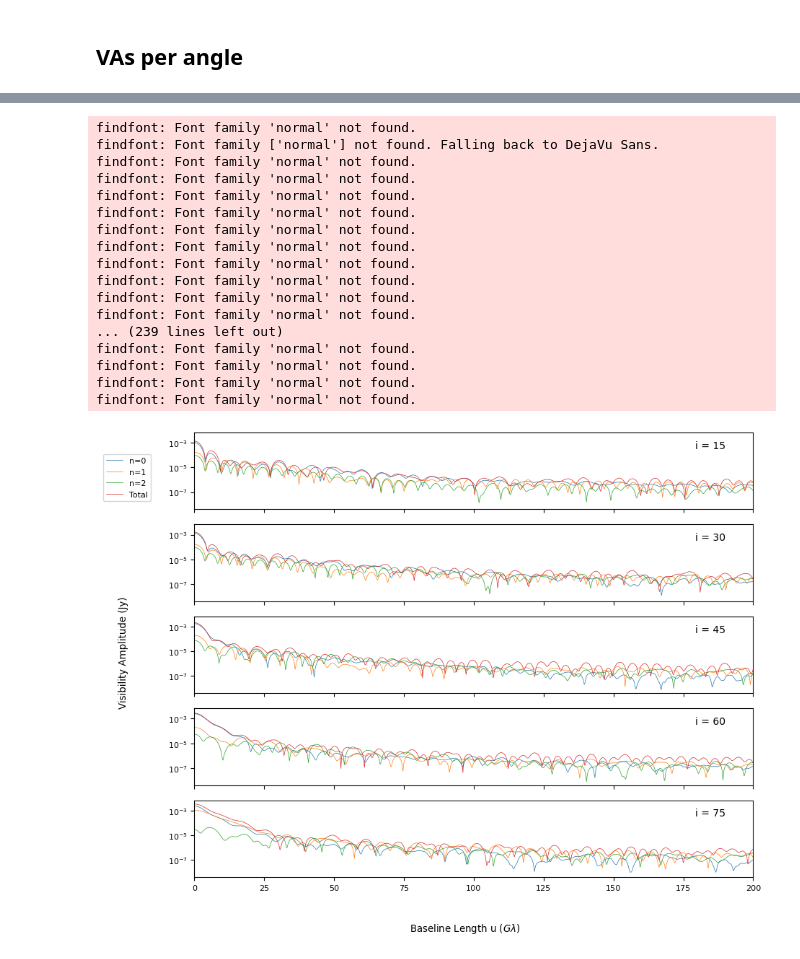
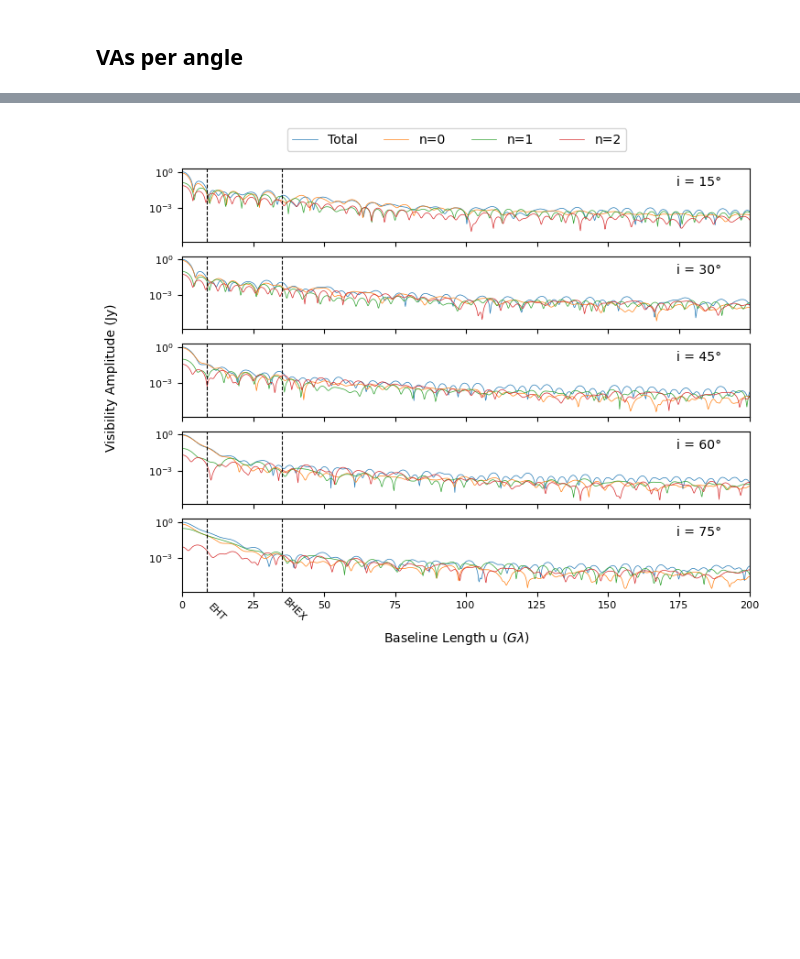
Before and after one commit to hina18201716/KNS_PR, a Jupyter notebook: testpy.ipynb, the cells around one changed output, grey strips where cells are left out. Saved outputs shown, nothing was run; the diff lists cells and outputs as text; code cells hidden in the pictures; blank space fills up the shorter version.

```diff
--- a/testpy.ipynb
+++ b/testpy.ipynb
@@ -12,12 +12,13 @@ import matplotlib
 from matplotlib import pyplot as plt
 import matplotlib.patches as mpatches
 # matplotlib.use('Agg')
+import matplotlib.pyplot as plt
+plt.rcParams['font.family'] = 'sans-serif'
 
-font = {'family' : 'normal',
+font = {'family' : 'sans-serif',
         'size'   : 8}
 
 matplotlib.rc('font', **font)
-
 
 from scipy.interpolate import RegularGridInterpolator
 from scipy.signal      import argrelextrema
@@ -90,0 +93,12 @@ KeyboardInterrupt:
+# %%
+plt.figure(figsize=(30,30),facecolor='w')
+fig, ax = plt.subplots(1,1,figsize=(5,4), sharex=True, sharey=True)
+figure = loadfigure(image_array, np.min(image_array), np.max(image_array), fig, ax, 20, 1, label="Stokes", cmap="afmhot")
+ax.set_xlabel(r"x [mas]")
+ax.set_ylabel(r"y [mas]")
+ax.set_xlim(-3, 1)
+ax.set_ylim(-4, 4)
+
+fig.colorbar(figure, ax=ax)
+fig.savefig(f"output/plot/HPRi60_zoom.jpg", dpi=1000)
+# fig.savefig(f"HPR.pdf")
@@ -261,7 +254,9 @@ findfont: Font family 'normal' not found.
 # %% [markdown]
 ## VAs per angle
+# %%
+ns = [100,0, 1,2]
 # %%
-fig, axes = plt.subplots(5, 1, figsize=(10, 8), sharey=True, sharex=True)
+fig, axes = plt.subplots(5, 1, figsize=(8, 6), sharey=True, sharex=True)
 
 
 legend_handles = []
@@ -271,33 +266,43 @@ for row, inc in enumerate(incs[0:len(incs)]):
 
     for col, n in enumerate(ns):
         if n in [1, 2]:
-            # if inc!=45:
             s = sel[(sel['inc'] == inc) & (sel['n'] == n) & (sel['snapshot'] == 1000)]
+            path_object = Path(s.path.item())
+            mov = io.load_mov(s.path, [1000], resize = True)
         else:
             s = sel[(sel['inc'] == inc) & (sel['n'] == n) & (sel['snapshot'] == 999)]
-
-        path_object = Path(s.path.item())
-        mov = io.load_mov(s.path, [1000 if n in [1, 2] else 999])
+            path_object = Path(s.path.item())
+            mov = io.load_mov(s.path, [999], resize = True)
 
         # Plot VA
-
         handles = plot_va(mov, ax, n)
         if handles:
             legend_handles.extend(handles)
 
+    # add lines for EHT, BHEX
+    ax.axvline(x=8.6, color='black', linestyle='--', lw=0.8)
+    ax.axvline(x=35, color='black', linestyle='--', lw=0.8)
 
-    ax.text(0.95, 0.9, f"i = {inc}", transform=ax.transAxes,
+    if inc == 75:
+        ax.text(8.6, -0.4, "EHT", transform=ax.get_xaxis_transform(), rotation=-45)
+        ax.text(35, -0.4, "BHEX", transform=ax.get_xaxis_transform(), rotation=-45)
+
+
+    ax.text(0.95, 0.9, f"i = {inc}°", transform=ax.transAxes,
             fontsize=10, ha='right', va='top')
     ax.set_xlim(0,200)
     print("DONE:", inc)
 
-fig.legend(handles=legend_handles[0:4],
-           fontsize=8,
-           bbox_to_anchor=(0.07, 0.85),
-           frameon=True)
+fig.legend(
+    handles=legend_handles[0:4],
+    fontsize=10,
+    ncol=4,
+    loc='lower center',
+    bbox_to_anchor=(0.5, 0.9),
+    frameon=True
+)
 
-# fig.tight_layout(pad=0, w_pad=0, h_pad=0)
-fig.supxlabel(r"Baseline Length u ($G\lambda$)")
-fig.supylabel("Visibility Amplitude (Jy)")
+fig.supxlabel(r"Baseline Length u ($G\lambda$)", fontsize=10)
+fig.supylabel("Visibility Amplitude (Jy)", fontsize=10)
 fig.savefig("output/table/va.pdf", bbox_inches='tight')
 # %% [output]
@@ -320,19 +313,2 @@ DONE: 30
 DONE: 75
-findfont: Font family 'normal' not found.
-findfont: Font family ['normal'] not found. Falling back to DejaVu Sans.
-findfont: Font family 'normal' not found.
-findfont: Font family 'normal' not found.
-findfont: Font family 'normal' not found.
-findfont: Font family 'normal' not found.
-findfont: Font family 'normal' not found.
-findfont: Font family 'normal' not found.
-findfont: Font family 'normal' not found.
-findfont: Font family 'normal' not found.
-findfont: Font family 'normal' not found.
-findfont: Font family 'normal' not found.
-... (239 lines left out)
-findfont: Font family 'normal' not found.
-findfont: Font family 'normal' not found.
-findfont: Font family 'normal' not found.
-findfont: Font family 'normal' not found.
-[figure, old version]
+[figure, new version]
```
Also changed, not shown: parts of 6 cells of this notebook.
